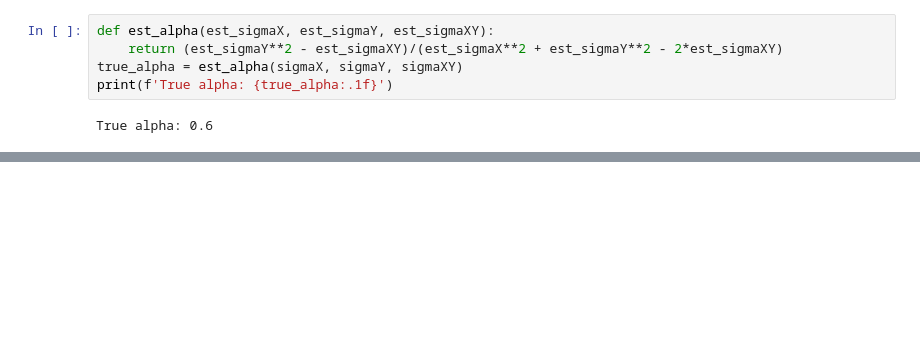
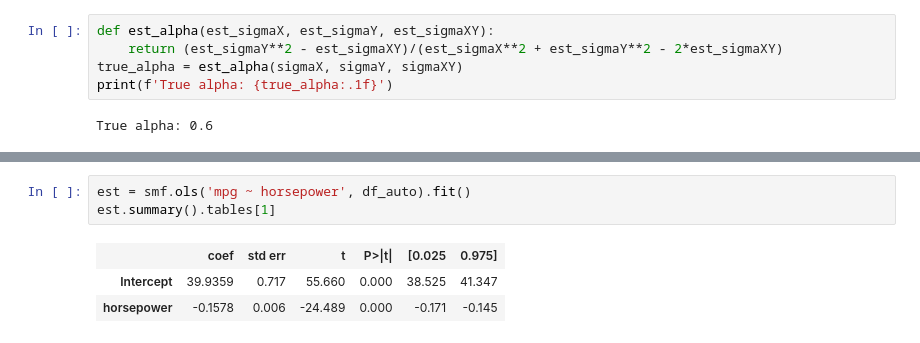
Before and after one commit to pedvide/ISLR_Python, a Jupyter notebook: Chapter5_Resampling_Methods.ipynb, the cells around one changed output, grey strips where cells are left out. Saved outputs shown, nothing was run; the diff lists cells and outputs as text; blank space fills up the shorter version.

```diff
--- a/Chapter5_Resampling_Methods.ipynb
+++ b/Chapter5_Resampling_Methods.ipynb
@@ -201,0 +310,7 @@ AttributeError: module 'seaborn' has no attribute 'hist'
+# %%
+est = smf.ols('mpg ~ horsepower', df_auto).fit()
+est.summary().tables[1]
+# %% [output]
+|  | coef | std err | t | P>|t| | [0.025 | 0.975] |
+| Intercept | 39.9359 | 0.717 | 55.660 | 0.000 | 38.525 | 41.347 |
+| horsepower | -0.1578 | 0.006 | -24.489 | 0.000 | -0.171 | -0.145 |
```
Also changed, not shown: parts of 26 cells of this notebook.
